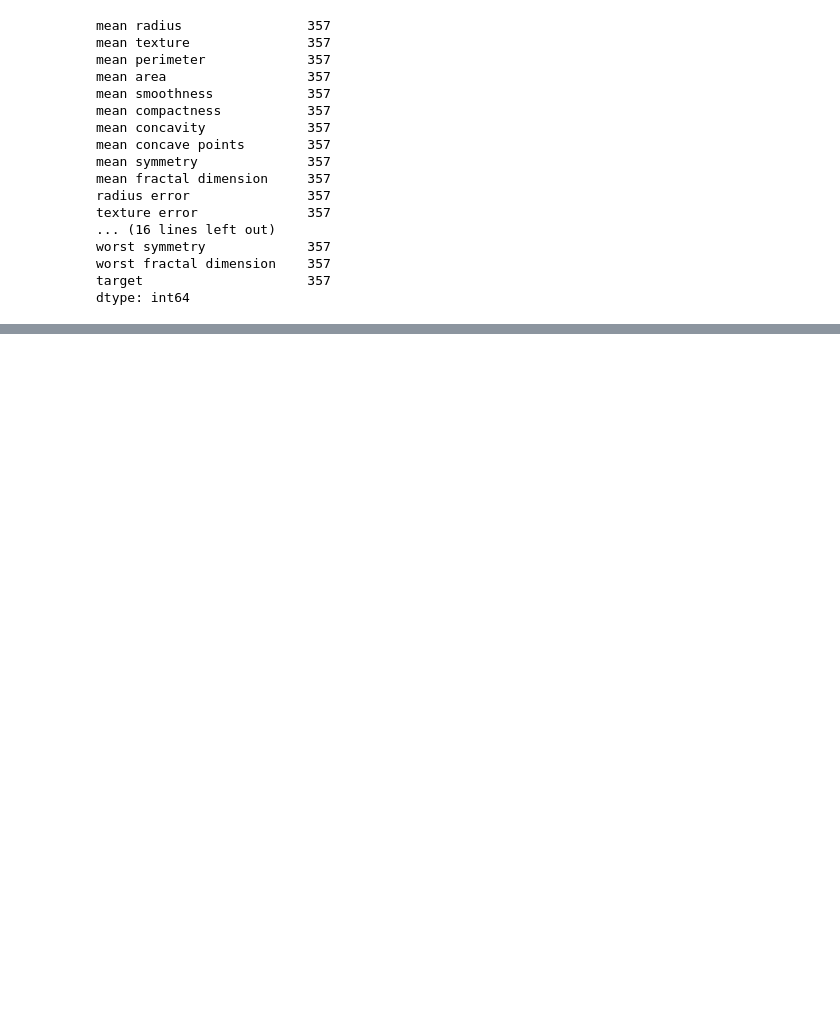
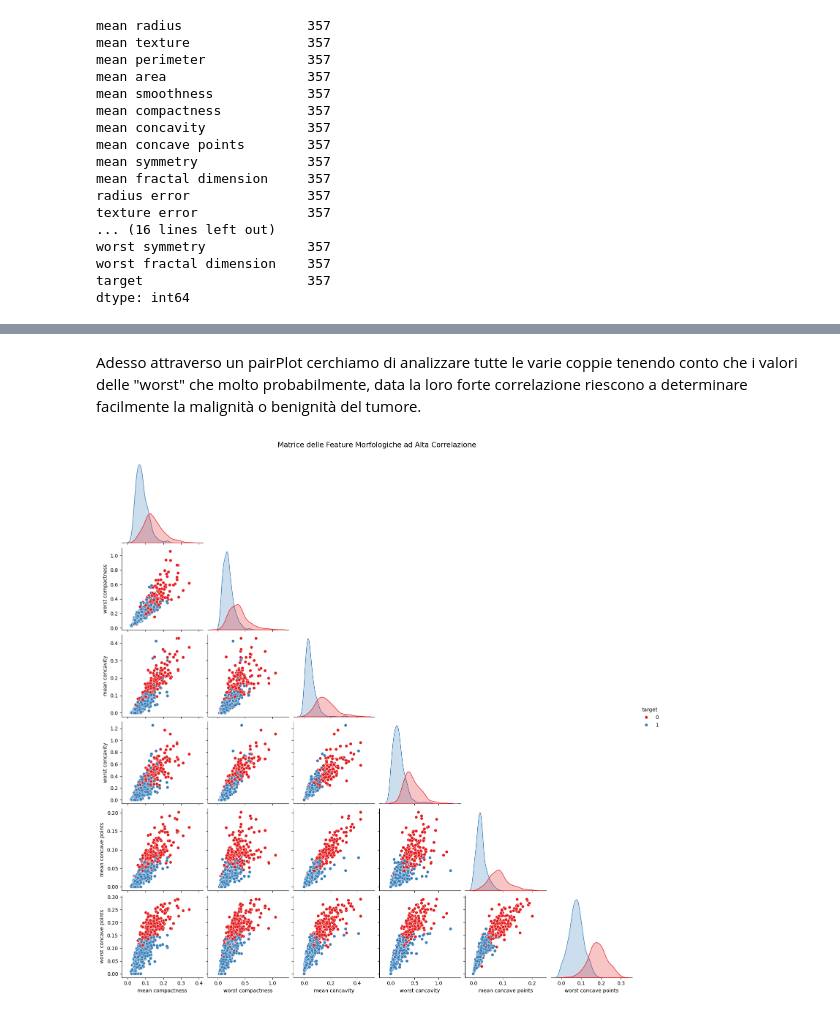
Before and after one commit to JacopoFoschi2/ElaboratoOIAML, a Jupyter notebook: progetto_esame.ipynb, the cells around one changed output, grey strips where cells are left out. Cells and saved outputs as stored; diff of their text form; code cells hidden in the pictures; blank space fills up the shorter version.

Commit message:
feat: sezioni di Data Exploration e Outlier Detection

```diff
--- a/progetto_esame.ipynb
+++ b/progetto_esame.ipynb
@@ -81,0 +150,19 @@ dtype: int64
+# %% [markdown]
+Adesso attraverso un pairPlot cerchiamo di analizzare tutte le varie coppie tenendo conto che i valori delle "worst" che molto probabilmente, data la loro forte correlazione riescono a determinare facilmente la malignità o benignità del tumore.
+# %%
+# Lista ottimizzata: ogni feature è stata selezionata in base alla sua correlazione con le altre e con il target.
+features_ottimizzate = [
+    'mean compactness', 'worst compactness',
+    'mean concavity', 'worst concavity',
+    'mean concave points', 'worst concave points',
+    'target'
+]
+
+# Creazione della pairplot per visualizzare le relazioni tra le feature selezionate
+# lo hue è impostato sul target per distinguere tra tumori benigni e maligni, mentre la palette di colori è stata scelta per migliorare la leggibilità del grafico.
+sns.pairplot(df[features_ottimizzate], hue='target', palette='Set1', corner=True, diag_kind='kde')
+
+plt.suptitle("Matrice delle Feature Morfologiche ad Alta Correlazione", y=1.02, fontsize=14)
+plt.show()
+# %% [output]
+[figure, added]
```
Also changed, not shown: parts of 29 cells of this notebook.
